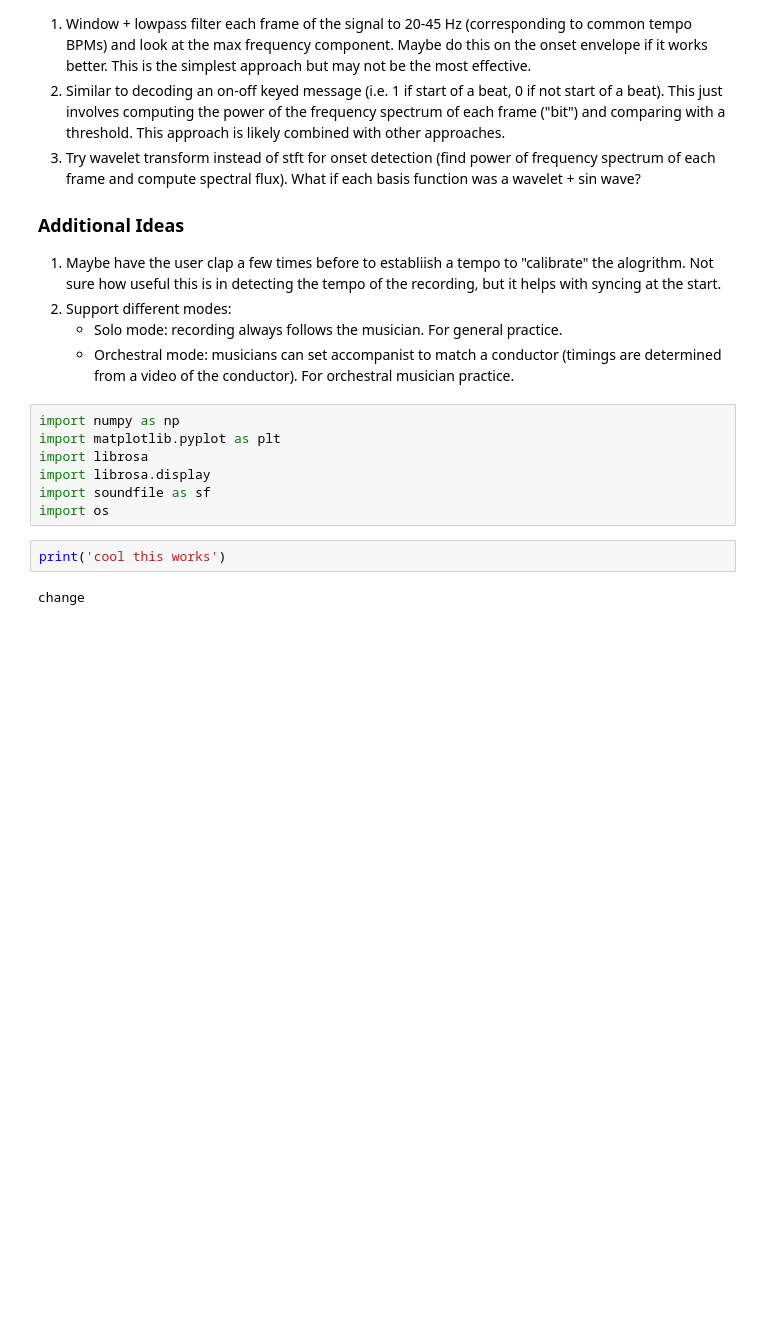
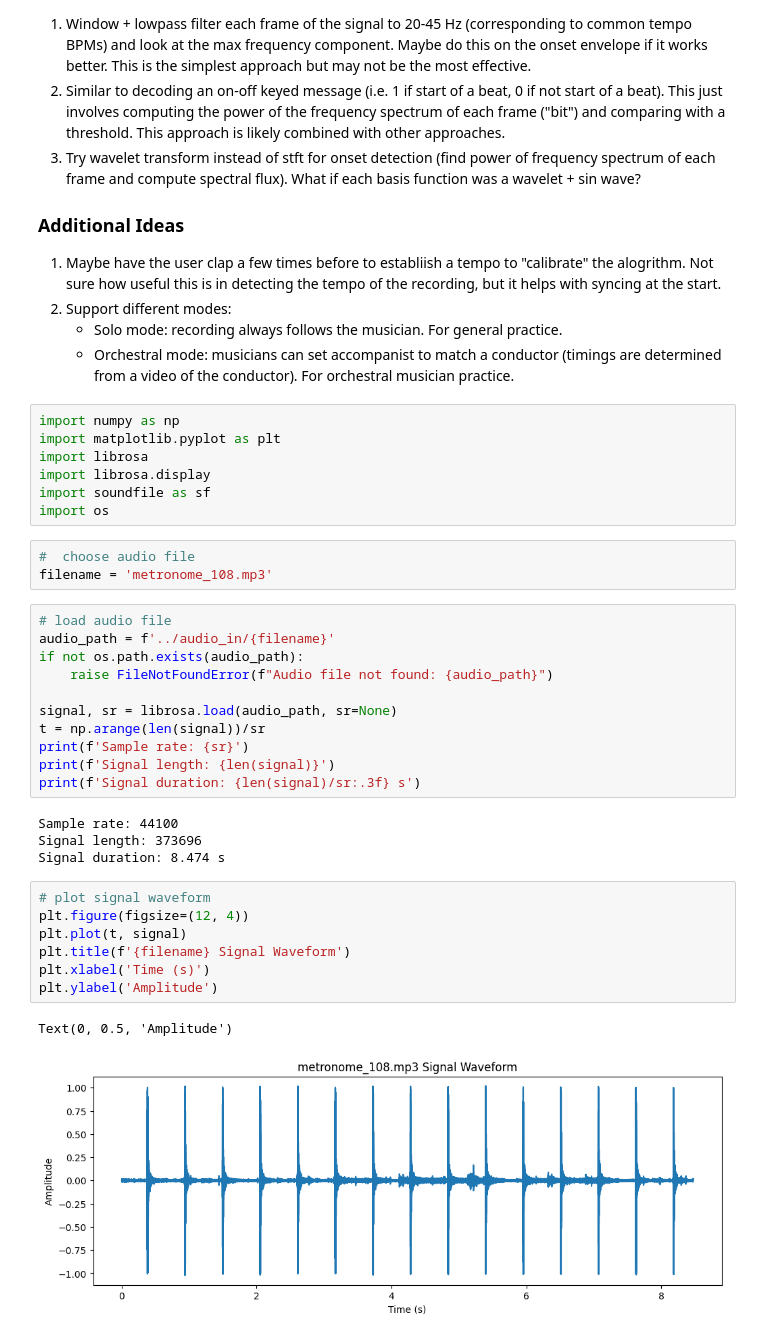
Before and after one commit to lkqiao/musical_accompanist, a Jupyter notebook: src/tempo_detect_nb.ipynb, the cells around one changed output. Saved outputs shown, nothing was run; the diff lists cells and outputs as text; blank space fills up the shorter version.

Commit message:
load in audio file

```diff
--- a/src/tempo_detect_nb.ipynb
+++ b/src/tempo_detect_nb.ipynb
@@ -19,7 +19,31 @@ import librosa
 import librosa.display
 import soundfile as sf
 import os
+# %%
+#  choose audio file
+filename = 'metronome_108.mp3'
 # %%
-print('cool this works')
+# load audio file
+audio_path = f'../audio_in/{filename}'
+if not os.path.exists(audio_path):
+	raise FileNotFoundError(f"Audio file not found: {audio_path}")
+
+signal, sr = librosa.load(audio_path, sr=None)
+t = np.arange(len(signal))/sr
+print(f'Sample rate: {sr}')
+print(f'Signal length: {len(signal)}')
+print(f'Signal duration: {len(signal)/sr:.3f} s')
 # %% [output]
-change
+Sample rate: 44100
+Signal length: 373696
+Signal duration: 8.474 s
+# %%
+# plot signal waveform
+plt.figure(figsize=(12, 4))
+plt.plot(t, signal)
+plt.title(f'{filename} Signal Waveform')
+plt.xlabel('Time (s)')
+plt.ylabel('Amplitude')
+# %% [output]
+Text(0, 0.5, 'Amplitude')
+[figure, added]
```
Also changed, not shown: 1 other file.
